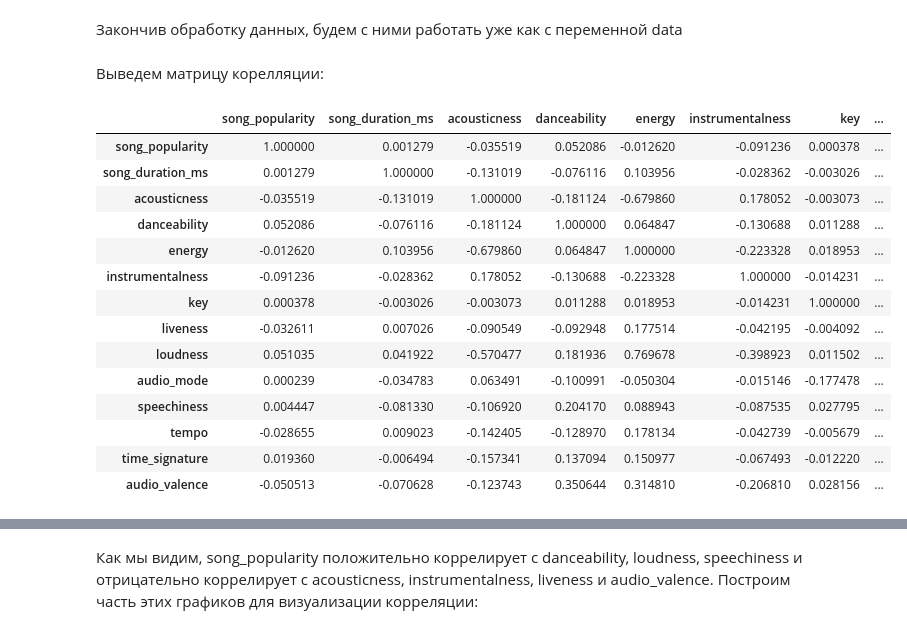
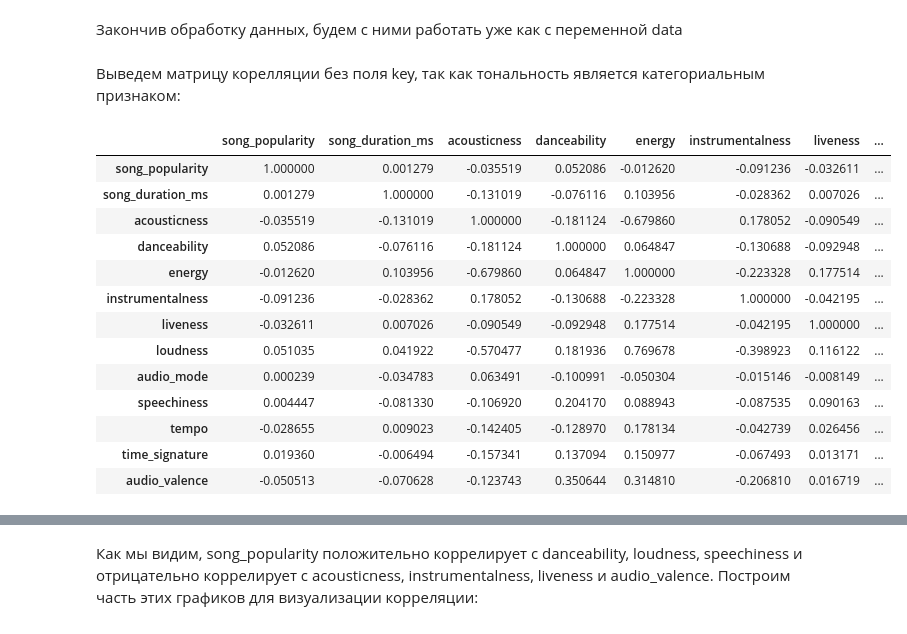
Before and after one commit to dochkavurdalaka/LapinMO_DZ, a Jupyter notebook: Lapin_dataset_regression.ipynb, the cells around one changed output, grey strips where cells are left out. Drawn from its saved outputs; the diff is of its cells as text; code cells hidden in the pictures.

```diff
--- a/Lapin_dataset_regression.ipynb
+++ b/Lapin_dataset_regression.ipynb
@@ -159,27 +159,26 @@ pass
 Закончив обработку данных, будем с ними работать уже как с переменной data
 # %%
 data = data_raw
-# %% [markdown]
-Выведем матрицу корелляции:
+# %% [markdown]
+Выведем матрицу корелляции без поля key, так как тональность является категориальным признаком:
 # %%
-corr_mat = data.corr(numeric_only=True)
+corr_mat = data.drop(['key'], axis = 1).corr(numeric_only=True)
 corr_mat
 # %% [output]
-|  | song_popularity | song_duration_ms | acousticness | danceability | energy | instrumentalness | key | ... |
-| song_popularity | 1.000000 | 0.001279 | -0.035519 | 0.052086 | -0.012620 | -0.091236 | 0.000378 | ... |
-| song_duration_ms | 0.001279 | 1.000000 | -0.131019 | -0.076116 | 0.103956 | -0.028362 | -0.003026 | ... |
-| acousticness | -0.035519 | -0.131019 | 1.000000 | -0.181124 | -0.679860 | 0.178052 | -0.003073 | ... |
-| danceability | 0.052086 | -0.076116 | -0.181124 | 1.000000 | 0.064847 | -0.130688 | 0.011288 | ... |
-| energy | -0.012620 | 0.103956 | -0.679860 | 0.064847 | 1.000000 | -0.223328 | 0.018953 | ... |
-| instrumentalness | -0.091236 | -0.028362 | 0.178052 | -0.130688 | -0.223328 | 1.000000 | -0.014231 | ... |
-| key | 0.000378 | -0.003026 | -0.003073 | 0.011288 | 0.018953 | -0.014231 | 1.000000 | ... |
-| liveness | -0.032611 | 0.007026 | -0.090549 | -0.092948 | 0.177514 | -0.042195 | -0.004092 | ... |
-| loudness | 0.051035 | 0.041922 | -0.570477 | 0.181936 | 0.769678 | -0.398923 | 0.011502 | ... |
-| audio_mode | 0.000239 | -0.034783 | 0.063491 | -0.100991 | -0.050304 | -0.015146 | -0.177478 | ... |
-| speechiness | 0.004447 | -0.081330 | -0.106920 | 0.204170 | 0.088943 | -0.087535 | 0.027795 | ... |
-| tempo | -0.028655 | 0.009023 | -0.142405 | -0.128970 | 0.178134 | -0.042739 | -0.005679 | ... |
-| time_signature | 0.019360 | -0.006494 | -0.157341 | 0.137094 | 0.150977 | -0.067493 | -0.012220 | ... |
-| audio_valence | -0.050513 | -0.070628 | -0.123743 | 0.350644 | 0.314810 | -0.206810 | 0.028156 | ... |
+|  | song_popularity | song_duration_ms | acousticness | danceability | energy | instrumentalness | liveness | ... |
+| song_popularity | 1.000000 | 0.001279 | -0.035519 | 0.052086 | -0.012620 | -0.091236 | -0.032611 | ... |
+| song_duration_ms | 0.001279 | 1.000000 | -0.131019 | -0.076116 | 0.103956 | -0.028362 | 0.007026 | ... |
+| acousticness | -0.035519 | -0.131019 | 1.000000 | -0.181124 | -0.679860 | 0.178052 | -0.090549 | ... |
+| danceability | 0.052086 | -0.076116 | -0.181124 | 1.000000 | 0.064847 | -0.130688 | -0.092948 | ... |
+| energy | -0.012620 | 0.103956 | -0.679860 | 0.064847 | 1.000000 | -0.223328 | 0.177514 | ... |
+| instrumentalness | -0.091236 | -0.028362 | 0.178052 | -0.130688 | -0.223328 | 1.000000 | -0.042195 | ... |
+| liveness | -0.032611 | 0.007026 | -0.090549 | -0.092948 | 0.177514 | -0.042195 | 1.000000 | ... |
+| loudness | 0.051035 | 0.041922 | -0.570477 | 0.181936 | 0.769678 | -0.398923 | 0.116122 | ... |
+| audio_mode | 0.000239 | -0.034783 | 0.063491 | -0.100991 | -0.050304 | -0.015146 | -0.008149 | ... |
+| speechiness | 0.004447 | -0.081330 | -0.106920 | 0.204170 | 0.088943 | -0.087535 | 0.090163 | ... |
+| tempo | -0.028655 | 0.009023 | -0.142405 | -0.128970 | 0.178134 | -0.042739 | 0.026456 | ... |
+| time_signature | 0.019360 | -0.006494 | -0.157341 | 0.137094 | 0.150977 | -0.067493 | 0.013171 | ... |
+| audio_valence | -0.050513 | -0.070628 | -0.123743 | 0.350644 | 0.314810 | -0.206810 | 0.016719 | ... |
 # %%
 import matplotlib.pyplot as plt
 
```
Also changed, not shown: parts of 24 cells of this notebook.
